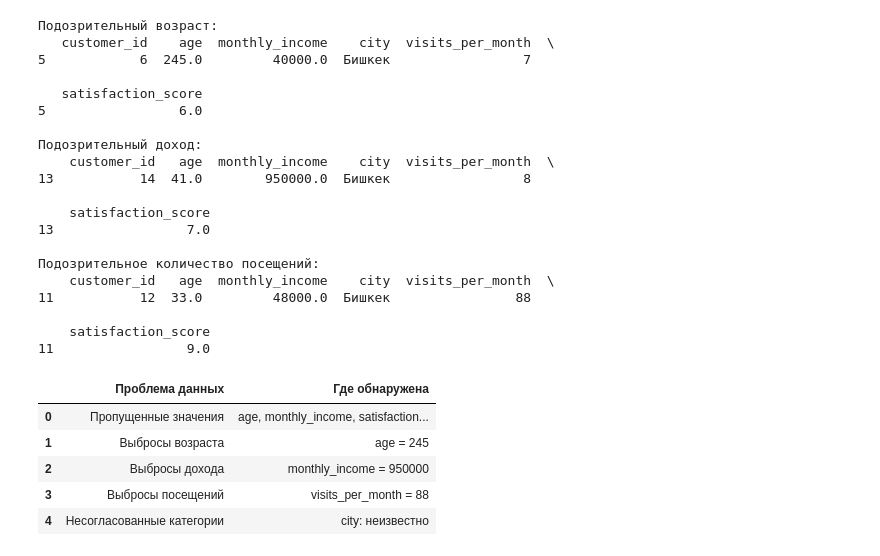
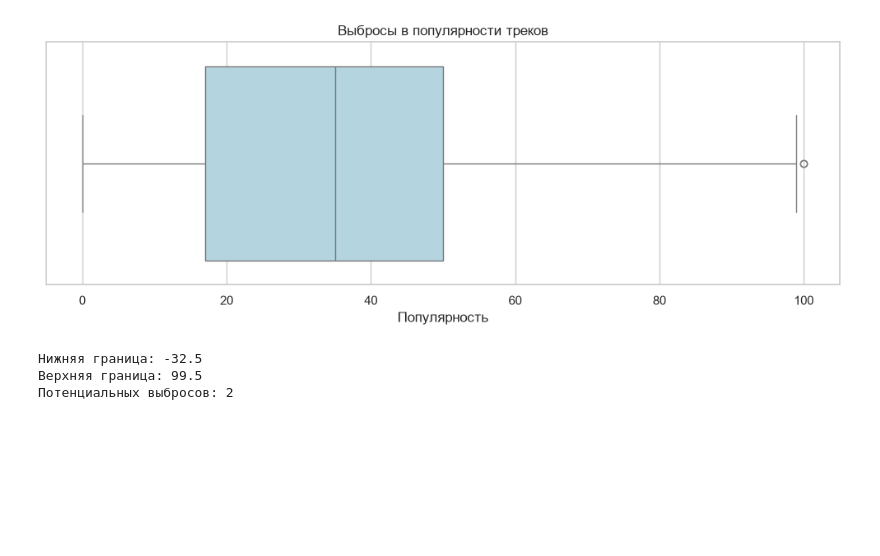
Before and after one commit to AidarKlon088/ML-Practicals7, a Jupyter notebook: PR2/notebook.ipynb, the cells around one changed output. Cells and saved outputs as stored; diff of their text form; code cells hidden in the pictures; blank space fills up the shorter version.

```diff
--- a/PR2/notebook.ipynb
+++ b/PR2/notebook.ipynb
@@ -92,56 +133,36 @@ plt.show()
 # %%
-print("Подозрительный возраст:")
-print(df[df["age"] > 100])
+plt.figure(figsize=(10, 4))
 
-print("\nПодозрительный доход:")
-print(df[df["monthly_income"] > 150000])
+sns.boxplot(
+    data=df,
+    x="popularity",
+    color="lightblue"
+)
 
-print("\nПодозрительное количество посещений:")
-print(df[df["visits_per_month"] > 30])
+plt.title("Выбросы в популярности треков")
+plt.xlabel("Популярность")
+plt.tight_layout()
+plt.show()
 # %% [output]
-Подозрительный возраст:
-   customer_id    age  monthly_income    city  visits_per_month  \
-5            6  245.0         40000.0  Бишкек                 7
-
-   satisfaction_score
-5                 6.0
-
-Подозрительный доход:
-    customer_id   age  monthly_income    city  visits_per_month  \
-13           14  41.0        950000.0  Бишкек                 8
-
-    satisfaction_score
-13                 7.0
-
-Подозрительное количество посещений:
-    customer_id   age  monthly_income    city  visits_per_month  \
-11           12  33.0         48000.0  Бишкек                88
-
-    satisfaction_score
-11                 9.0
+[figure, added]
 # %%
-issues = pd.DataFrame({
-    "Проблема данных": [
-        "Пропущенные значения",
-        "Выбросы возраста",
-        "Выбросы дохода",
-        "Выбросы посещений",
-        "Несогласованные категории"
-    ],
-    "Где обнаружена": [
-        "age, monthly_income, satisfaction_score",
-        "age = 245",
-        "monthly_income = 950000",
-        "visits_per_month = 88",
-        "city: неизвестно"
-    ]
-})
+q1 = df["popularity"].quantile(0.25)
+q3 = df["popularity"].quantile(0.75)
 
-issues
+iqr = q3 - q1
+
+lower = q1 - 1.5 * iqr
+upper = q3 + 1.5 * iqr
+
+outliers = df[
+    (df["popularity"] < lower) |
+    (df["popularity"] > upper)
+]
+
+print("Нижняя граница:", lower)
+print("Верхняя граница:", upper)
+print("Потенциальных выбросов:", len(outliers))
 # %% [output]
-|  | Проблема данных | Где обнаружена |
-| 0 | Пропущенные значения | age, monthly_income, satisfaction... |
-| 1 | Выбросы возраста | age = 245 |
-| 2 | Выбросы дохода | monthly_income = 950000 |
-| 3 | Выбросы посещений | visits_per_month = 88 |
-| 4 | Несогласованные категории | city: неизвестно |
+Нижняя граница: -32.5
+Верхняя граница: 99.5
+Потенциальных выбросов: 2
```
Also changed, not shown: parts of 11 cells of this notebook, 12 other files.
